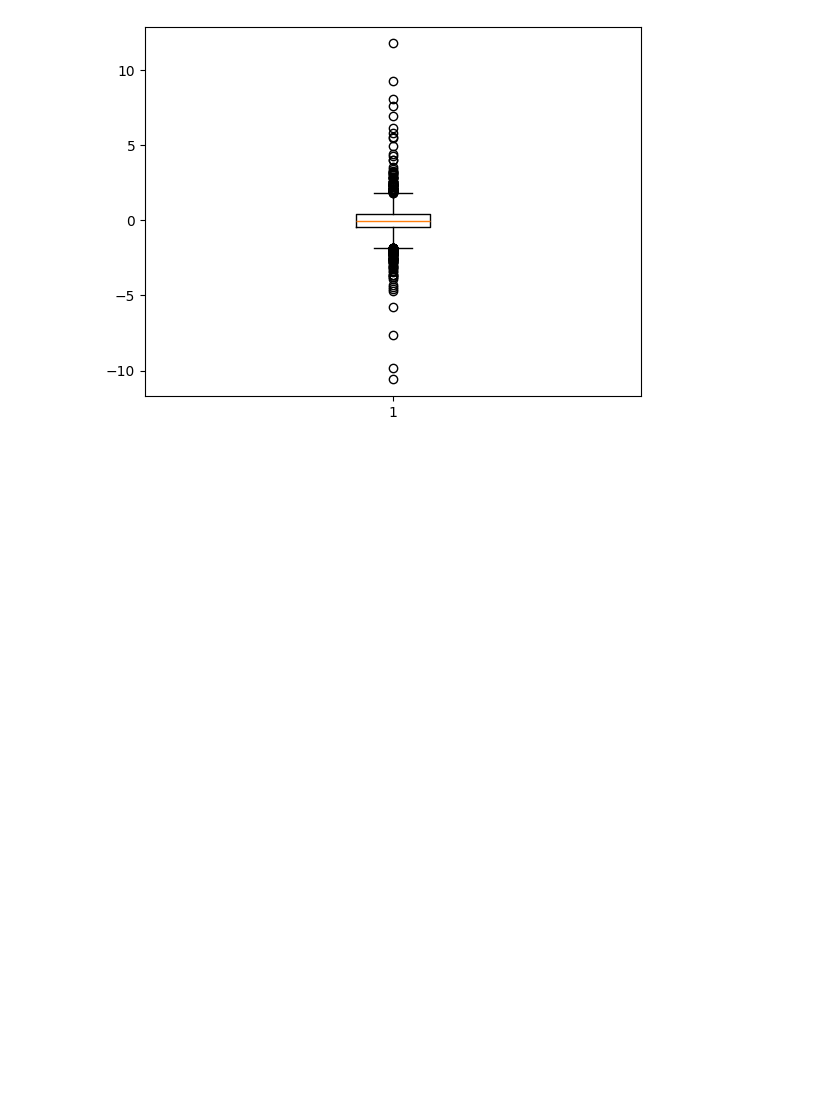
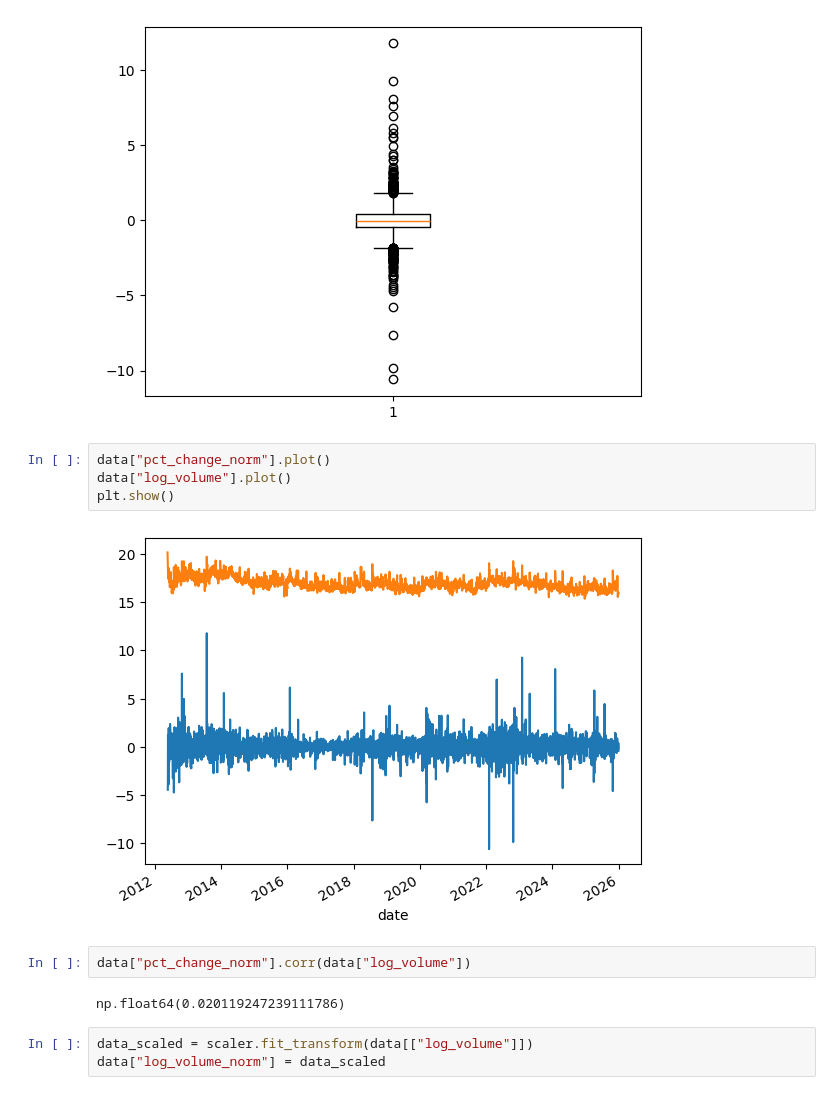
Before and after one commit to saakethk/cerebrum, a Jupyter notebook: analysis/eda.ipynb, the cells around one changed output. Cells and saved outputs as stored; diff of their text form; blank space fills up the shorter version.

Commit message:
cleaned data

```diff
--- a/analysis/eda.ipynb
+++ b/analysis/eda.ipynb
@@ -206,3 +206,16 @@ plt.boxplot(data["pct_change_norm"].dropna())
 plt.show()
 # %% [output]
 [figure]
+# %%
+data["pct_change_norm"].plot()
+data["log_volume"].plot()
+plt.show()
+# %% [output]
+[figure, added]
+# %%
+data["pct_change_norm"].corr(data["log_volume"])
+# %% [output]
+np.float64(0.020119247239111786)
+# %%
+data_scaled = scaler.fit_transform(data[["log_volume"]])
+data["log_volume_norm"] = data_scaled
```
Also changed, not shown: parts of 4 cells of this notebook, 1 other file.
